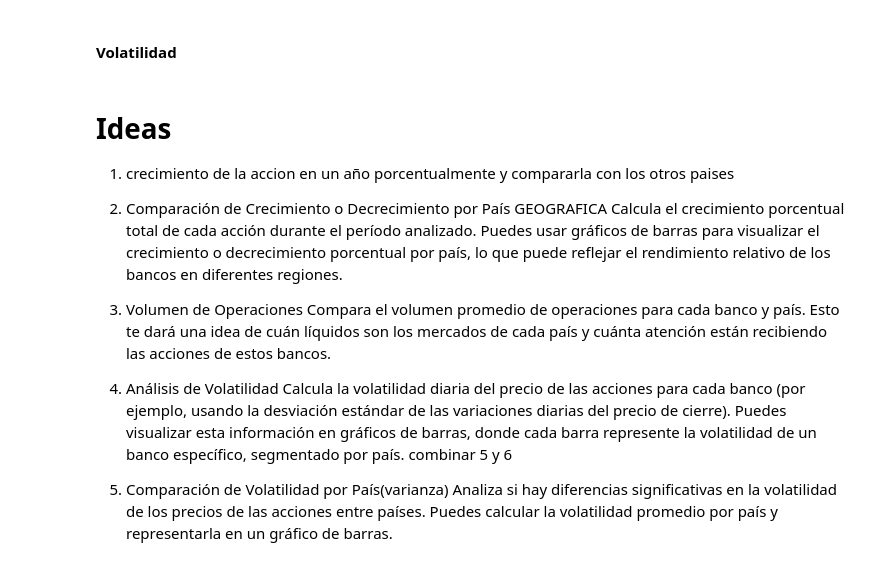
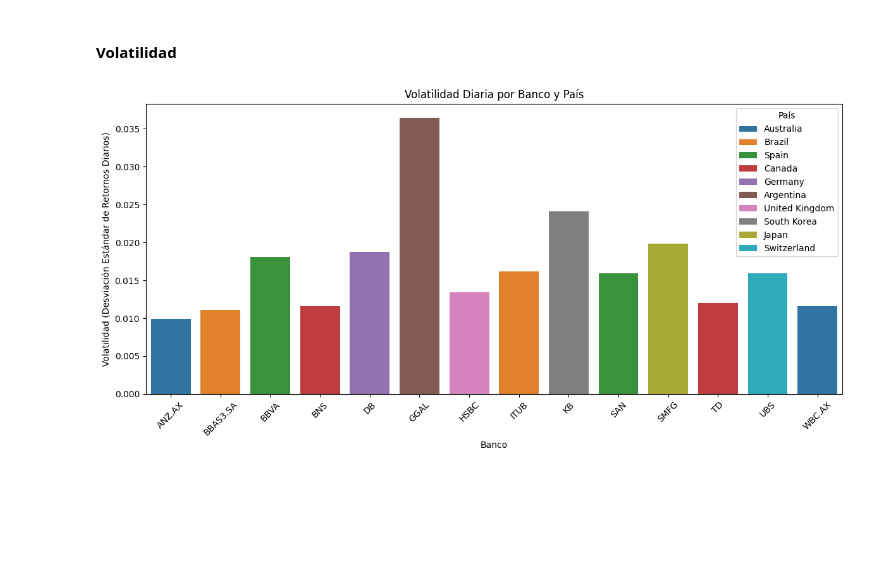
Before and after one commit to Roberto-Orazi/tp1-fcd, a Jupyter notebook: analisis.ipynb, the cells around one changed output. Saved outputs shown, nothing was run; the diff lists cells and outputs as text; code cells hidden in the pictures; blank space fills up the shorter version.

```diff
--- a/analisis.ipynb
+++ b/analisis.ipynb
@@ -375,6 +394,7 @@ plt.show()
 # %%
 # Borramos los 2 bancos de india ya que vamos a tener una mejor visualizacion de la grafica
-df_crec_close_filtrado = df_crecimiento[(df_crecimiento['Ticker'] != 'HDFCBANK.NS') & (df_crecimiento['Ticker'] != 'ICICIBANK.NS')]
+df_crec_close_filtrado = df_crecimiento.copy()
+df_crec_close_filtrado = df_crec_close_filtrado[(df_crec_close_filtrado['Ticker'] != 'HDFCBANK.NS') & (df_crec_close_filtrado['Ticker'] != 'ICICIBANK.NS')]
 # %%
 #Quitamos de la columna Ticker a HDFCBANCK.NS y ICICIBANK.NS
 mean_close_filtrado = mean_close[(mean_close['Ticker'] != 'HDFCBANK.NS') & (mean_close['Ticker'] != 'ICICIBANK.NS')]
@@ -528,72 +597,25 @@ Podemos ver como la mayoria de los bancos tiene un incremento anual de menos de
 # %%
 # Calculamos los retornos diarios para cada 'Ticker'
 df_crec_close_filtrado['Return'] = df_crec_close_filtrado.groupby('Ticker')['Close'].pct_change()
 
 # Calculamos la volatilidad diaria para cada banco
 volatilidad_por_banco = df_crec_close_filtrado.groupby('Ticker')['Return'].std().reset_index()
 volatilidad_por_banco.rename(columns={'Return': 'Volatilidad'}, inplace=True)
 
-# Crear el gráfico de barras
-plt.figure(figsize=(12,6))
-sns.barplot(x='Ticker', y='Volatilidad', data=volatilidad_por_banco, palette=colores)
-
-# Personalizar el gráfico
-plt.title('Volatilidad Diaria por Banco')
-plt.xlabel('Banco')
-plt.ylabel('Volatilidad (Desviación Estándar de Retornos Diarios)')
-plt.xticks(rotation=45)
-plt.tight_layout()
-plt.show()
-
 # Agregamos la columna 'Country' al DataFrame de volatilidad
 volatilidad_por_banco = volatilidad_por_banco.merge(df[['Ticker', 'Country']].drop_duplicates(), on='Ticker', how='left')
-
-# Calculamos la volatilidad promedio por país
-volatilidad_por_pais = volatilidad_por_banco.groupby('Country')['Volatilidad'].mean().reset_index()
-
-# Crear el gráfico de barras
-plt.figure(figsize=(10,6))
-sns.barplot(x='Country', y='Volatilidad', data=volatilidad_por_pais, palette='pastel')
-
-# Personalizar el gráfico
-plt.title('Volatilidad Promedio por País')
-plt.xlabel('País')
-plt.ylabel('Volatilidad Promedio')
-plt.xticks(rotation=45)
-plt.tight_layout()
-plt.show()
 
 # Crear el gráfico de barras segmentado por país
 plt.figure(figsize=(12,6))
 sns.barplot(x='Ticker', y='Volatilidad', hue='Country', data=volatilidad_por_banco)
 
 # Personalizar el gráfico
 plt.title('Volatilidad Diaria por Banco y País')
 plt.xlabel('Banco')
 plt.ylabel('Volatilidad (Desviación Estándar de Retornos Diarios)')
 plt.xticks(rotation=45)
 plt.legend(title='País')
 plt.tight_layout()
 plt.show()
+# %% [output]
+[figure, added]
-# %% [markdown]
-# Ideas
-
-1. crecimiento de la accion en un año porcentualmente y compararla con los otros paises
-
-2. Comparación de Crecimiento o Decrecimiento por País GEOGRAFICA
-Calcula el crecimiento porcentual total de cada acción durante el período analizado.
-Puedes usar gráficos de barras para visualizar el crecimiento o decrecimiento porcentual por país, lo que puede reflejar el rendimiento relativo de los bancos en diferentes regiones.
-
-
-3. Volumen de Operaciones
-Compara el volumen promedio de operaciones para cada banco y país.
-Esto te dará una idea de cuán líquidos son los mercados de cada país y cuánta atención están recibiendo las acciones de estos bancos.
-
-
-
-4. Análisis de Volatilidad
-Calcula la volatilidad diaria del precio de las acciones para cada banco (por ejemplo, usando la desviación estándar de las variaciones diarias del precio de cierre).
-Puedes visualizar esta información en gráficos de barras, donde cada barra represente la volatilidad de un banco específico, segmentado por país.
-combinar 5 y 6
-5. Comparación de Volatilidad por País(varianza)
-Analiza si hay diferencias significativas en la volatilidad de los precios de las acciones entre países. Puedes calcular la volatilidad promedio por país y representarla en un gráfico de barras.
```
Also changed, not shown: parts of 17 cells of this notebook, 1 other file.
